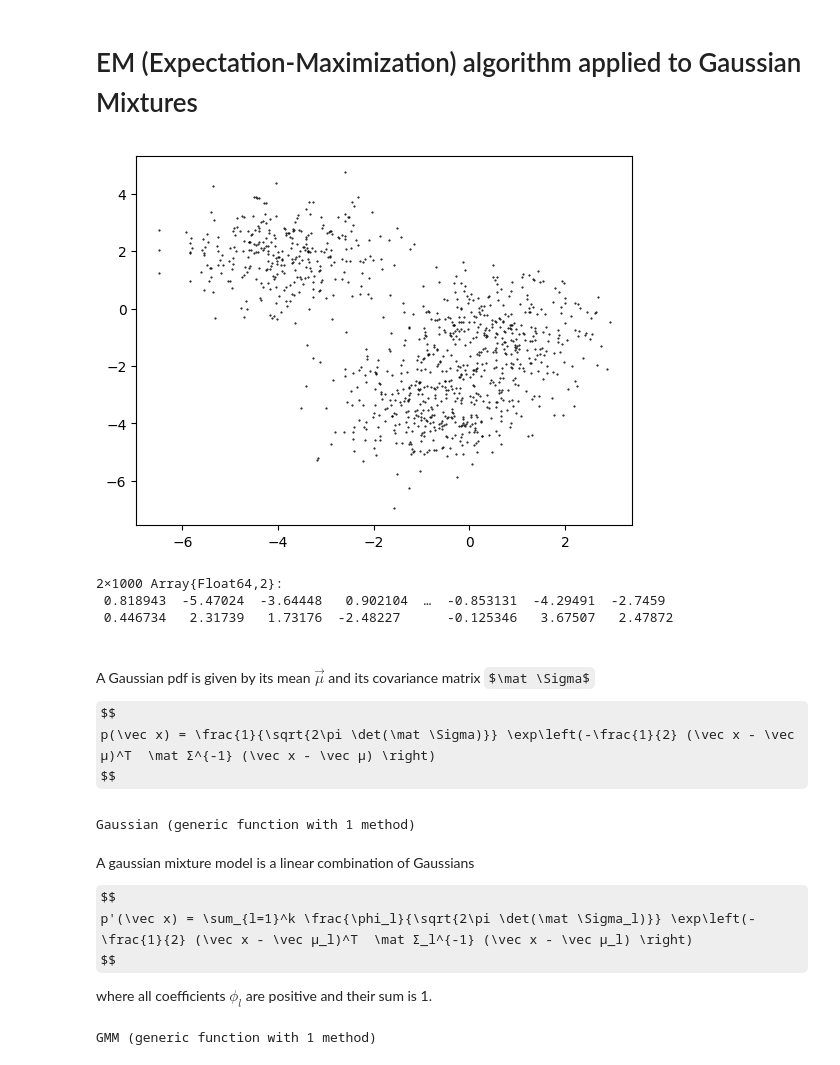
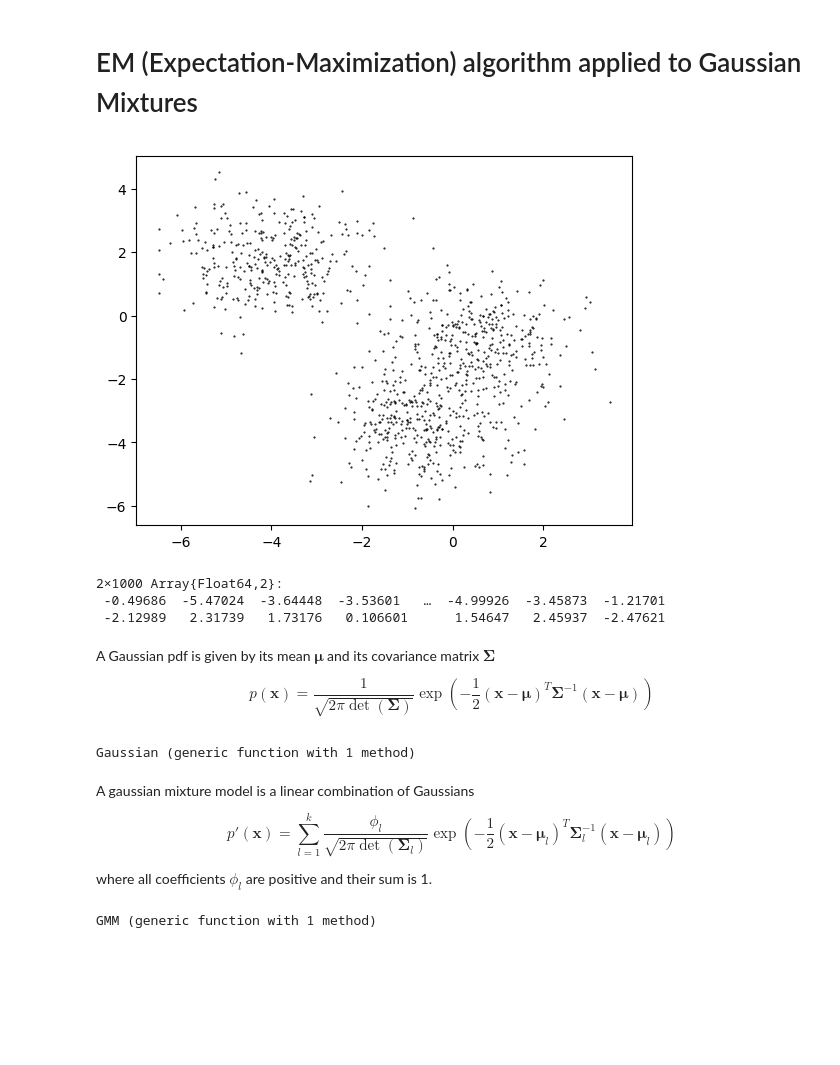
Before and after one commit to Alexander-Barth/MachineLearningNotebooks, a Jupyter notebook: EM-algorithm-and-Gaussian-Mixtures.ipynb, the cells around one changed output. Saved outputs shown, nothing was run; the diff lists cells and outputs as text; code cells hidden in the pictures; some formulas as TeX source; blank space fills up the shorter version.

```diff
--- a/EM-algorithm-and-Gaussian-Mixtures.ipynb
+++ b/EM-algorithm-and-Gaussian-Mixtures.ipynb
@@ -3,34 +6,33 @@
 # %%
-using PyPlot
 # number of data points
 N = 1000
 # number of dimensins
 n = 2
 # generate random data
-srand(1234)
+Random.seed!(1234)
+
 x = randn(n,N)
 k = 3
 xc_true = 3 * randn(n,k)
 
 for i = 1:N
     ic = rand(1:k)
     x[:,i] = xc_true[:,ic] + randn(2)
 end
 
 plot(x[1,:],x[2,:],"k.",markersize = 1);
 x
 # %% [output]
-[figure, old version]
+[figure, new version]
 2×1000 Array{Float64,2}:
- 0.818943  -5.47024  -3.64448   0.902104  …  -0.853131  -4.29491  -2.7459
- 0.446734   2.31739   1.73176  -2.48227      -0.125346   3.67507   2.47872
+ -0.49686  -5.47024  -3.64448  -3.53601   …  -4.99926  -3.45873  -1.21701
+ -2.12989   2.31739   1.73176   0.106601      1.54647   2.45937  -2.47621
 # %% [markdown]
-$$\newcommand{\vec}{\mathbf}\newcommand{\mat}{\mathbf}$$
 
-A Gaussian pdf is given by its mean $\vec \mu$ and its covariance matrix $\mat \Sigma$
+A Gaussian pdf is given by its mean $\mathbf \mu$ and its covariance matrix $\mathbf \Sigma$
 
 $$
-p(\vec x) = \frac{1}{\sqrt{2\pi \det(\mat \Sigma)}} \exp\left(-\frac{1}{2} (\vec x - \vec μ)^T  \mat Σ^{-1} (\vec x - \vec μ) \right)
+p(\mathbf x) = \frac{1}{\sqrt{2\pi \det(\mathbf \Sigma)}} \exp\left(-\frac{1}{2} (\mathbf x - \mathbf μ)^T  \mathbf Σ^{-1} (\mathbf x - \mathbf μ) \right)
 $$
 # %%
 Gaussian(x,μ,Σ) =  1/(sqrt(2π * det(Σ))) * exp(- (x - μ)' * (Σ \ (x - μ) )/2 )
@@ -40,7 +42,7 @@ Gaussian (generic function with 1 method)
 A gaussian mixture model is a linear combination of Gaussians
 
 $$
-p'(\vec x) = \sum_{l=1}^k \frac{\phi_l}{\sqrt{2\pi \det(\mat \Sigma_l)}} \exp\left(-\frac{1}{2} (\vec x - \vec μ_l)^T  \mat Σ_l^{-1} (\vec x - \vec μ_l) \right)
+p'(\mathbf x) = \sum_{l=1}^k \frac{\phi_l}{\sqrt{2\pi \det(\mathbf \Sigma_l)}} \exp\left(-\frac{1}{2} (\mathbf x - \mathbf μ_l)^T  \mathbf Σ_l^{-1} (\mathbf x - \mathbf μ_l) \right)
 $$
 
 where all coefficients $\phi_l$ are positive and their sum is 1.
```
Also changed, not shown: parts of 10 cells of this notebook.
